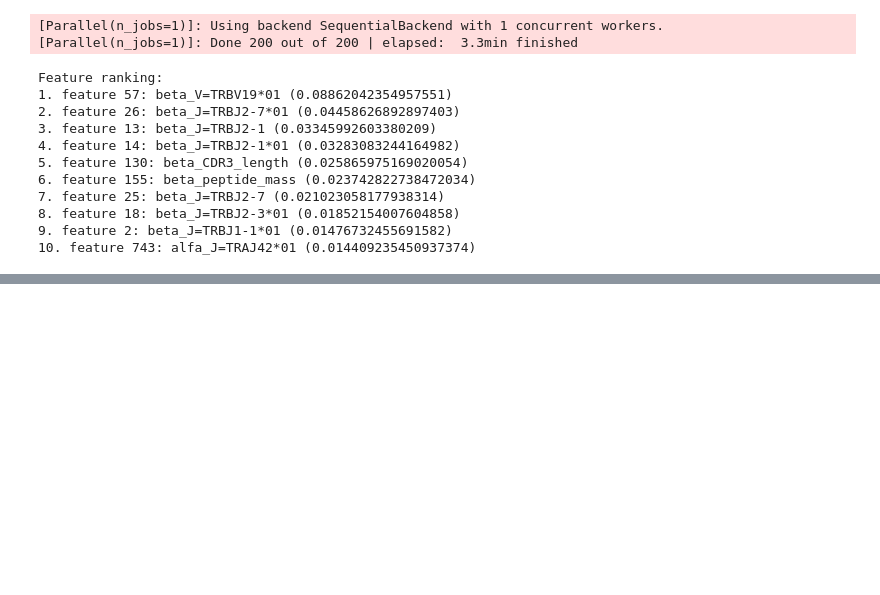
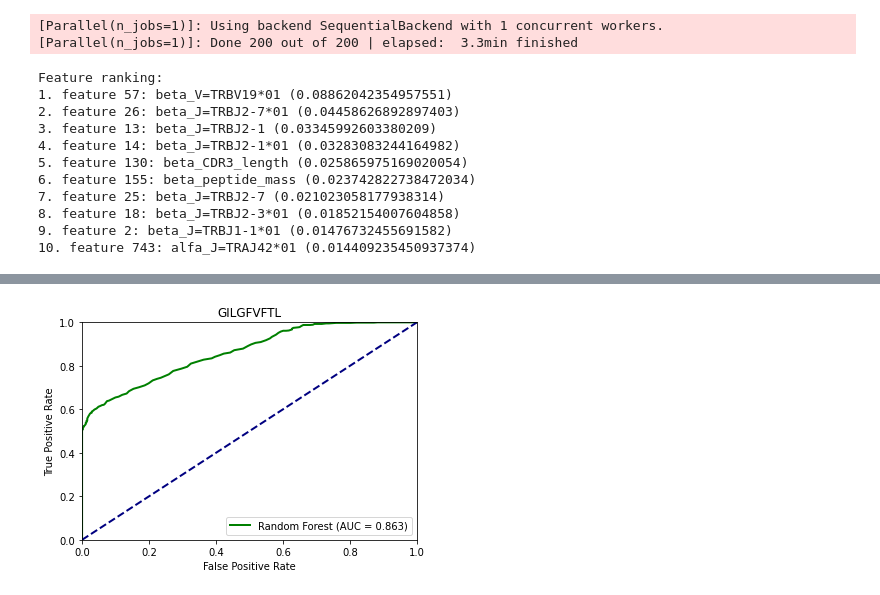
Before and after one commit to arnodeceuninck/thesis, a Jupyter notebook: 3 classification.ipynb, the cells around one changed output, grey strips where cells are left out. Drawn from its saved outputs; the diff is of its cells as text; code cells hidden in the pictures; blank space fills up the shorter version.

```diff
--- a/3 classification.ipynb
+++ b/3 classification.ipynb
@@ -108,0 +246,16 @@ Feature ranking:
+# %%
+col = 'beta_J=TRBJ1-1'
+# See how much the values differ
+x_test_col = x_test[col]
+x_test2_col = x_test2[col]
+
+diff_values = x_test_col[x_test_col != x_test2_col]
+print(f"Number of different values: {len(diff_values)}/{len(x_test_col)}")
+
+diff_test = x_test_col[x_test_col != x_test2_col]
+diff_test2 = x_test2_col[x_test_col != x_test2_col]
+
+# Create one df with the values that are different
+import pandas as pd
+diff_df = pd.DataFrame({'test': diff_test, 'test2': diff_test2})
+diff_df
@@ -108,0 +282,70 @@ Feature ranking:
+# %%
+from sklearn.model_selection import train_test_split
+from sklearn.ensemble import RandomForestClassifier
+from sklearn.model_selection import cross_val_predict
+from sklearn import metrics
+import numpy as np
+
+def own_cross_val_predict(clf, df, cv=5):
+    predictions_rf = []
+    auc_list = []
+    for i in range(cv):
+        df_train, df_test = train_test_split(df, test_size=0.2)
+
+        x_train = get_features(df_train)
+        y_train = df_train['reaction']
+        x_train.fillna(0, inplace=True)
+        assert x_train.shape[0] == y_train.shape[0]
+
+        x_test = get_features(df_test, test=True)
+        y_test = df_test['reaction']
+        x_test.fillna(0, inplace=True)
+        assert len(x_train) == len(y_train)
+        assert len(x_test) == len(y_test)
+
+        # add all columns that are in x to x_test (and fill them with 0's if they weren't in x_test)
+        for col in x_train.columns:
+            if col not in x_test.columns:
+                x_test[col] = 0
+        # remove all columns from x_test that are not in x
+        x_test = x_test[x_train.columns]
+        assert x_train.shape[1] == x_test.shape[1]
+
+        clf_fitted = clf.fit(x_train, y_train)
+
+        predictions = clf_fitted.predict_proba(x_test)
+        predictions_rf.append(predictions)
+
+        fpr, tpr, thresholds = metrics.roc_curve(y_test, predictions[:, 1], pos_label=1)
+        roc_auc = metrics.auc(fpr, tpr)
+        auc_list.append(roc_auc)
+        plot_roc_curve(fpr, tpr, label=f'Random Forest (AUC = {roc_auc:.3f})', title="GILGFVFTL")
+        print(f"ROC AUC: {roc_auc}")
+
+    # transpose predictions_rf
+    predictions_rf = np.array(predictions_rf).T
+    print(f"Average AUC: {np.mean(auc_list)} ({np.std(auc_list)})")
+    print(f"AUC list: {auc_list}")
+    return predictions_rf
+
+
+
+# Now create our own version of the cross_val_predict function that uses test = True on the get_features function with test
+def own_get_training_data_roc_cv(clf, df):
+    # ROC curve  on the training data
+    predictions_rf = own_cross_val_predict(clf, df, cv=5)
+    # fpr, tpr, thresholds = metrics.roc_curve(y, predictions_rf[:, 1], pos_label=1)
+    # roc_auc = metrics.auc(fpr, tpr)
+    # plot_roc_curve(fpr, tpr, label=f'Random Forest (AUC = {roc_auc:.3f})', title="GILGFVFTL")
+    # print(f"ROC AUC: {roc_auc}")
+
+df = get_train_dataset()
+# x = get_features(df)  # contains both alfa and beta features
+# y = df['reaction']
+
+clf = RandomForestClassifier(n_estimators=200, random_state=42, class_weight='balanced', verbose=1)
+# x.fillna(0, inplace=True)
+# randomly select 200 rows from the dataset
+# df2 = df.sample(n=200, random_state=42)
+own_get_training_data_roc_cv(clf, df)
+# %% [output]
@@ -108,0 +356 @@ Feature ranking:
+[figure, added]
```
Also changed, not shown: parts of 26 cells of this notebook, 2 other files.
